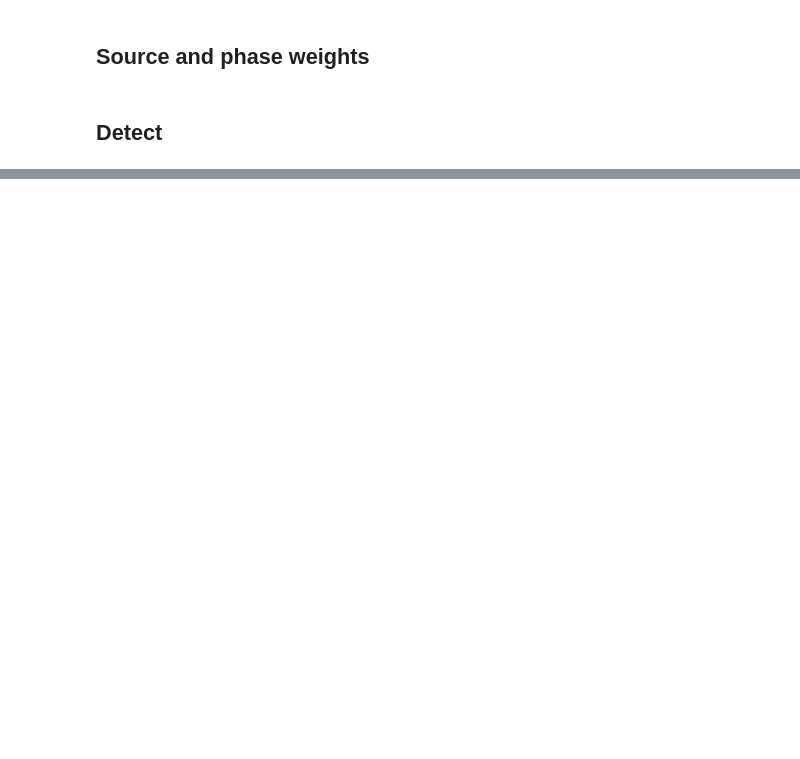
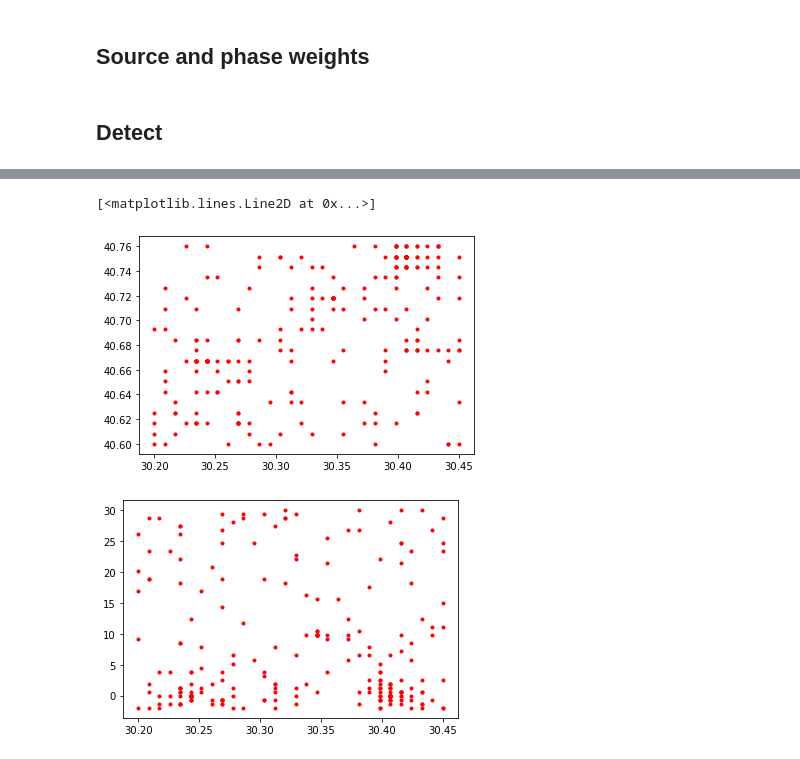
Before and after one commit to ebeauce/beampower, a Jupyter notebook: notebooks/3_localization.ipynb, the cells around one changed output, grey strips where cells are left out. Drawn from its saved outputs; the diff is of its cells as text; code cells hidden in the pictures; blank space fills up the shorter version.

```diff
--- a/notebooks/3_localization.ipynb
+++ b/notebooks/3_localization.ipynb
@@ -246,0 +139,18 @@ Text(0.5, 0, 'Local time (seconds)')
+# %%
+# Get arrays
+beam = xr.DataArray(data=response, coords=waveform_features["time"].coords)
+
+# Threshold
+window_length = int(1800 * sampling_rate)
+threshold = 3 * beam.rolling(time=window_length, center=True).median()
+
+# Dataset
+detector = xr.Dataset({"beam": beam, "threshold": threshold})
+
+# Source index
+dims = ["latitude", "longitude", "depth"]
+detector = detector.assign({"source_index": ("time", source_id)})
+vectors = [travel_times[dim] for dim in dims]
+grid = [dim.ravel()[source_id] for dim in np.meshgrid(*vectors, indexing="ij")]
+grid = {dim: ("time", grid[index]) for index, dim in enumerate(dims)}
+detector = detector.assign(grid)
@@ -246,0 +211,8 @@ Text(0.5, 0, 'Local time (seconds)')
+# %%
+plt.plot(events.longitude, events.latitude, ".r")
+plt.figure()
+plt.plot(events.longitude, events.depth, ".r")
+# %% [output]
+[<matplotlib.lines.Line2D at 0x...>]
+[figure, added]
+[figure, added]
```
Also changed, not shown: parts of 17 cells of this notebook, 1 other file.
